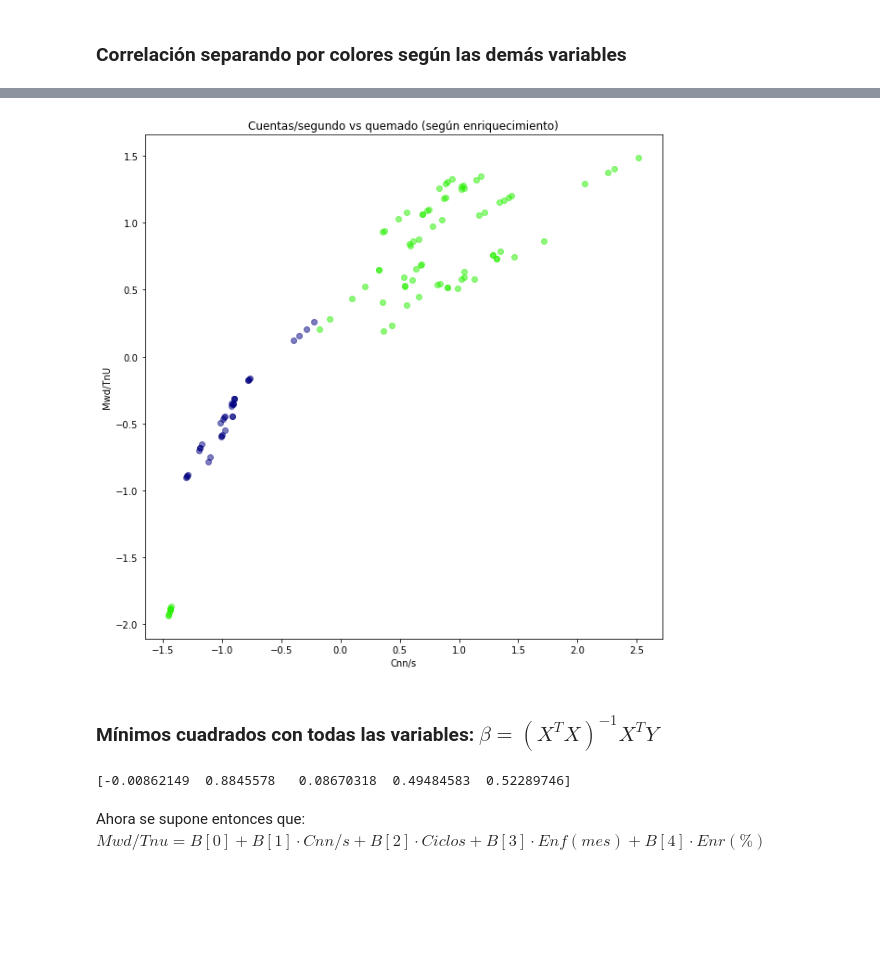
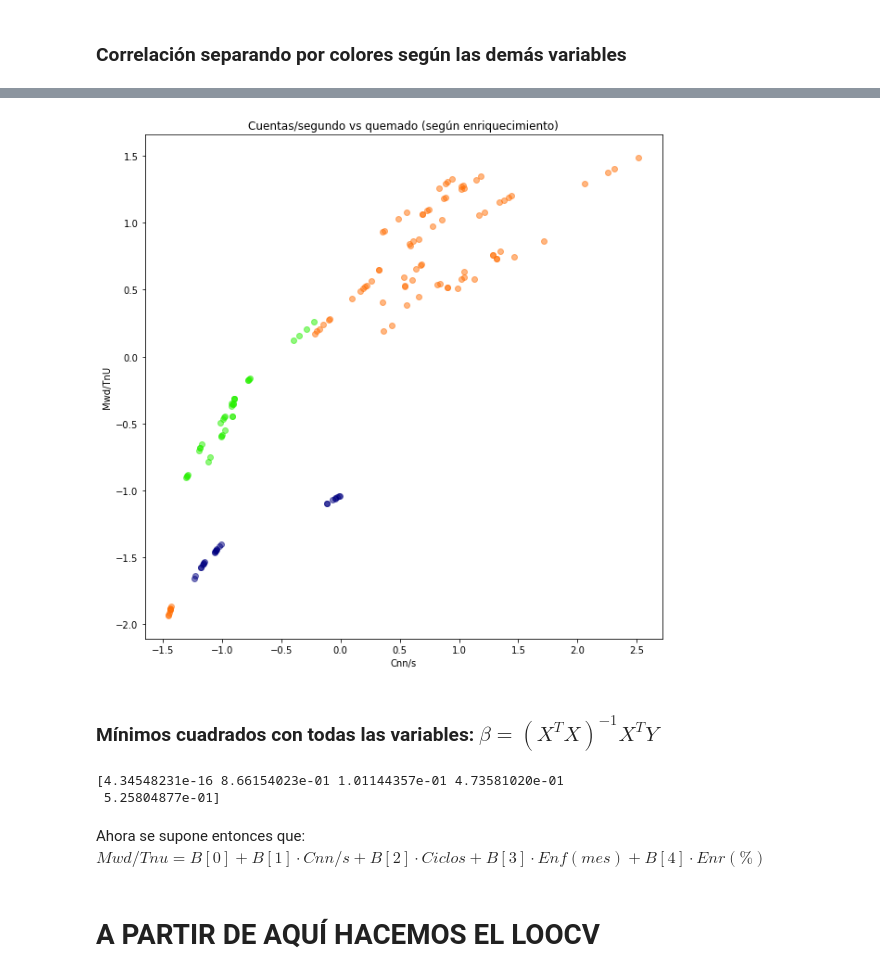
Before and after one commit to jarok03/PracticaUAM, a Jupyter notebook: CalculoQuemadoLOO.ipynb, the cells around one changed output, grey strips where cells are left out. Cells and saved outputs as stored; diff of their text form; code cells hidden in the pictures; blank space fills up the shorter version.

Commit message:
Reordeno el código y empiezo con el bucle para LOOCV a todo el dataset

```diff
--- a/CalculoQuemadoLOO.ipynb
+++ b/CalculoQuemadoLOO.ipynb
@@ -290,9 +257,9 @@ cmap = matplotlib.cm.get_cmap('gist_ncar')
 fig,ax = plt.subplots(figsize=(10,10))
 colores = int(np.amax(ent['Ciclos_D'].values))
 
-for i in range(colores):
-    indep = ent['Cnn/s'].loc[ent['Ciclos_D']==i+1].values
-    dep = ent['Mwd/TnU'].loc[ent['Ciclos_D']==i+1].values
+for i in range(colores+1):
+    indep = data['Cnn/s'].loc[data['Ciclos_D']==i].values
+    dep = data['Mwd/TnU'].loc[data['Ciclos_D']==i].values
     ax.plot(indep,dep, 'o', alpha=0.5, c=cmap(i/colores))
 
 ax.set_title('Cuentas/segundo vs quemado (según ciclos)')
@@ -306,9 +273,9 @@ plt.close()
 fig,ax = plt.subplots(figsize=(10,10))
 colores = int(np.amax(ent['Enf(mes)_D'].values)+1)
 
-for i in range(colores):
-    indep = ent['Cnn/s'].loc[ent['Enf(mes)_D']==i+1].values
-    dep = ent['Mwd/TnU'].loc[ent['Enf(mes)_D']==i+1].values
+for i in range(colores+1):
+    indep = data['Cnn/s'].loc[data['Enf(mes)_D']==i].values
+    dep = data['Mwd/TnU'].loc[data['Enf(mes)_D']==i].values
     ax.plot(indep,dep, 'o', alpha=0.5, c=cmap(i/colores))
 
 ax.set_title('Cuentas/segundo vs quemado (según enfriamiento)')
@@ -321,27 +288,31 @@ plt.close()
 # %%
 fig,ax = plt.subplots(figsize=(10,10))
 colores = int(np.amax(ent['Enr(%)_D'].values)+1)
 
-for i in range(colores):
-    indep = ent['Cnn/s'].loc[ent['Enr(%)_D']==i+1].values
-    dep = ent['Mwd/TnU'].loc[ent['Enr(%)_D']==i+1].values
+for i in range(colores+1):
+    indep = data['Cnn/s'].loc[data['Enr(%)_D']==i].values
+    dep = data['Mwd/TnU'].loc[data['Enr(%)_D']==i].values
     ax.plot(indep,dep, 'o', alpha=0.5, c=cmap(i/colores))
 
 ax.set_title('Cuentas/segundo vs quemado (según enriquecimiento)')
 ax.set_xlabel('Cnn/s')
 ax.set_ylabel('Mwd/TnU')
 plt.show()
+
 plt.close()
 # %% [output]
-[figure, old version]
+[figure, new version]
 # %% [markdown]
 ### Mínimos cuadrados con todas las variables: $\beta = (X^{T}X)^{-1}X^{T}Y$
 # %%
-X = np.array([np.ones(ent['Cnn/s'].shape[0]), ent['Cnn/s'], ent['Ciclos'], ent['Enf(mes)'], ent['Enr(%)']]).T
-B = np.linalg.inv(X.T @ X) @ X.T @ ent['Mwd/TnU']
+X = np.array([np.ones(data['Cnn/s'].shape[0]), data['Cnn/s'], data['Ciclos'], data['Enf(mes)'], data['Enr(%)']]).T
+B = np.linalg.inv(X.T @ X) @ X.T @ data['Mwd/TnU']
 
 print(B)
 # %% [output]
-[-0.00862149  0.8845578   0.08670318  0.49484583  0.52289746]
+[4.34548231e-16 8.66154023e-01 1.01144357e-01 4.73581020e-01
+ 5.25804877e-01]
 # %% [markdown]
 Ahora se supone entonces que: $Mwd/Tnu = B[0] + B[1] \cdot Cnn/s + B[2] \cdot Ciclos + B[3] \cdot Enf(mes) + B[4] \cdot Enr(\%)$
+# %% [markdown]
+# A PARTIR DE AQUÍ HACEMOS EL LOOCV
```
Also changed, not shown: parts of 11 cells of this notebook, 2 other files.
